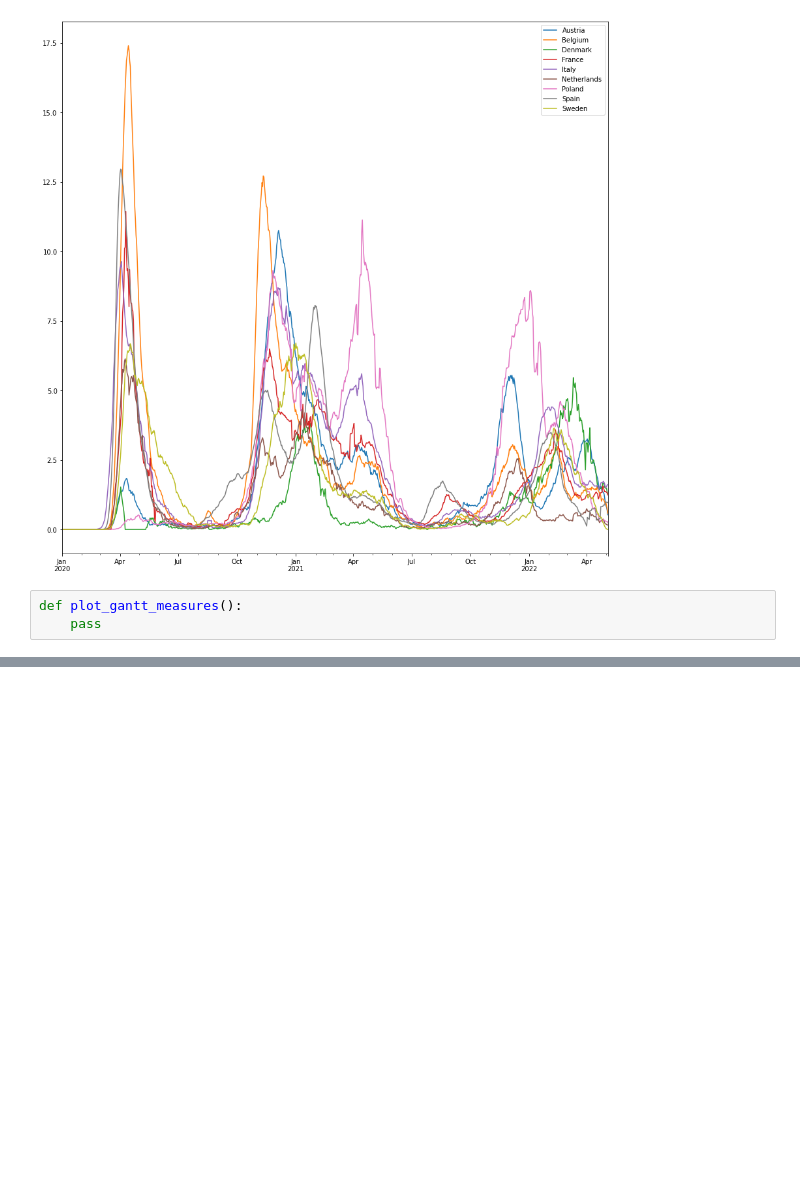
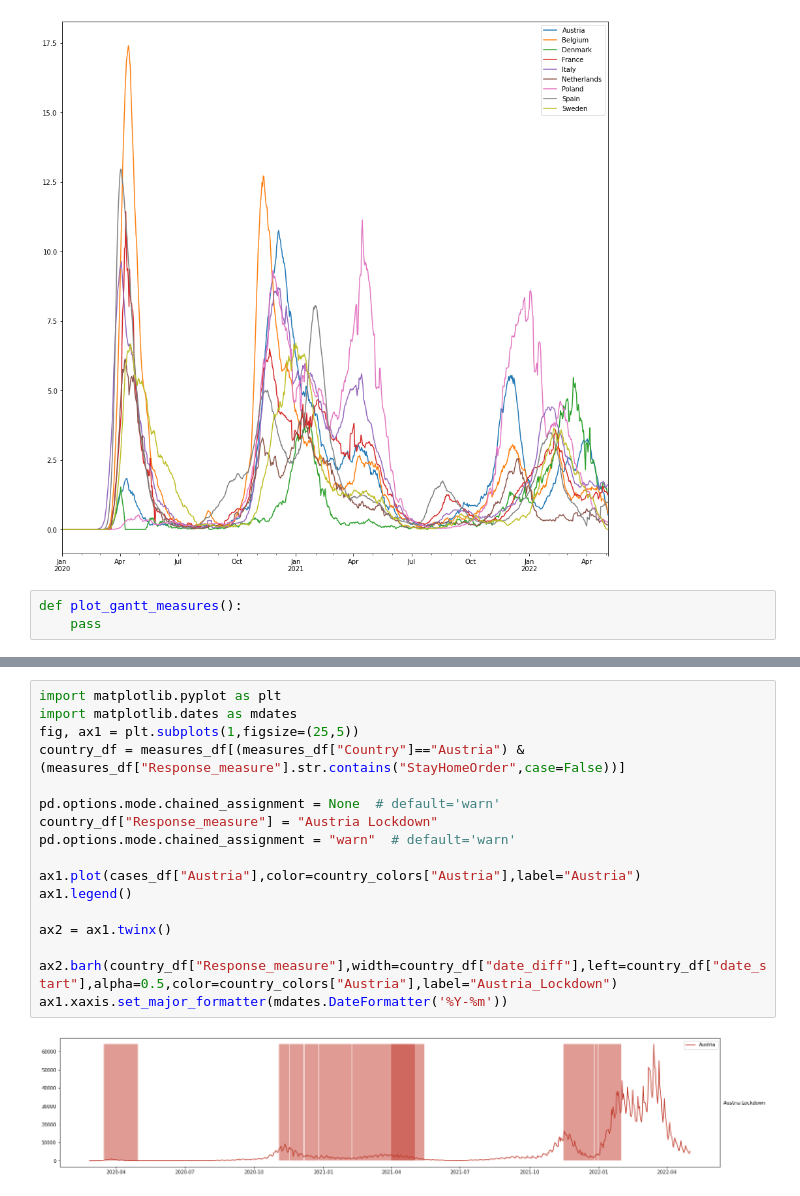
Before and after one commit to ciphersmaug/dst-project, a Jupyter notebook: project.ipynb, the cells around one changed output, grey strips where cells are left out. Cells and saved outputs as stored; diff of their text form; blank space fills up the shorter version.

```diff
--- a/project.ipynb
+++ b/project.ipynb
@@ -183,0 +216,19 @@ def plot_gantt_measures():
+# %%
+import matplotlib.pyplot as plt
+import matplotlib.dates as mdates
+fig, ax1 = plt.subplots(1,figsize=(25,5))
+country_df = measures_df[(measures_df["Country"]=="Austria") & (measures_df["Response_measure"].str.contains("StayHomeOrder",case=False))]
+
+pd.options.mode.chained_assignment = None  # default='warn'
+country_df["Response_measure"] = "Austria Lockdown"
+pd.options.mode.chained_assignment = "warn"  # default='warn'
+
+ax1.plot(cases_df["Austria"],color=country_colors["Austria"],label="Austria")
+ax1.legend()
+
+ax2 = ax1.twinx()
+
+ax2.barh(country_df["Response_measure"],width=country_df["date_diff"],left=country_df["date_start"],alpha=0.5,color=country_colors["Austria"],label="Austria_Lockdown")
+ax1.xaxis.set_major_formatter(mdates.DateFormatter('%Y-%m'))
+# %% [output]
+[figure, added]
```
Also changed, not shown: parts of 7 cells of this notebook.
